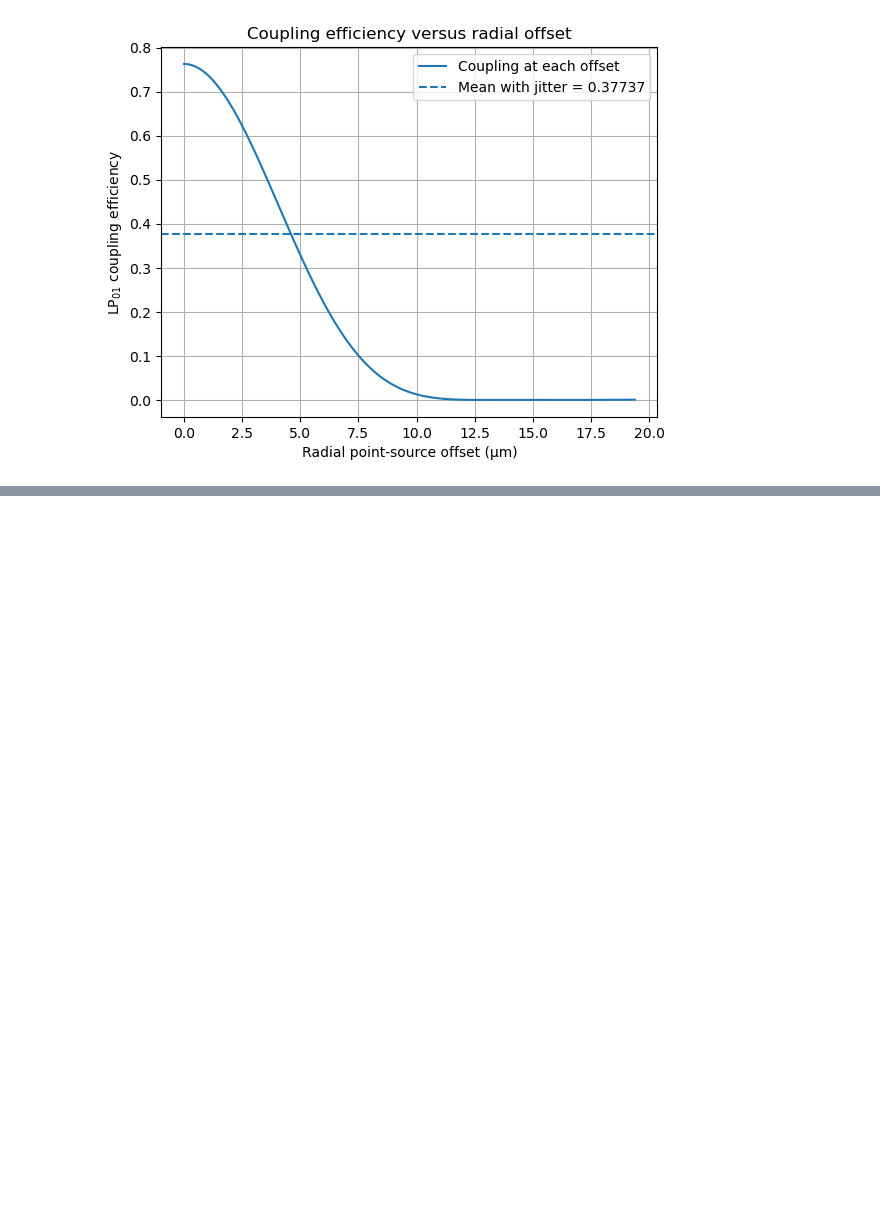
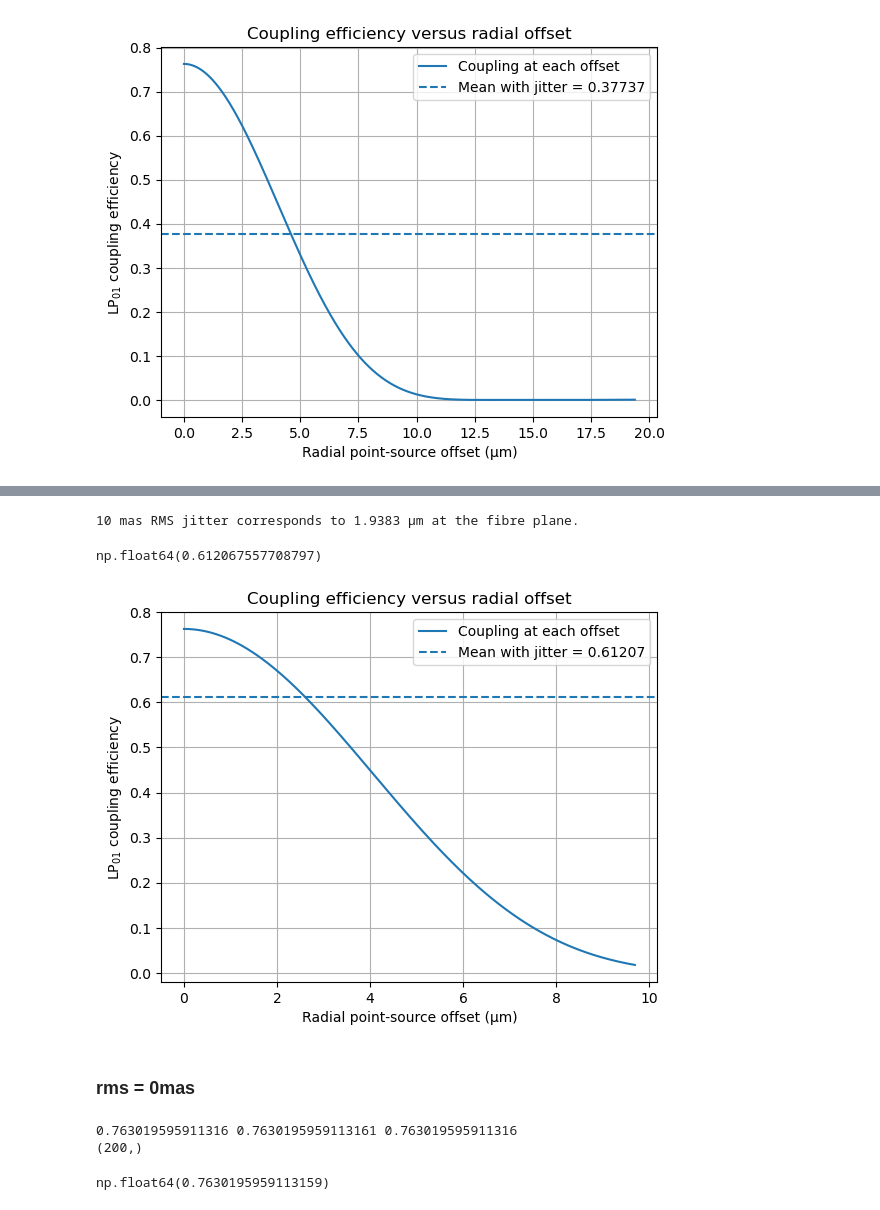
Before and after one commit to TongyueLiu/OH-Suppression-MRes-Project, a Jupyter notebook: notebooks/throughput_optics/estimate_AO_system_throughput.ipynb, the cells around one changed output, grey strips where cells are left out. Drawn from its saved outputs; the diff is of its cells as text; code cells hidden in the pictures; blank space fills up the shorter version.

```diff
--- a/notebooks/throughput_optics/estimate_AO_system_throughput.ipynb
+++ b/notebooks/throughput_optics/estimate_AO_system_throughput.ipynb
@@ -2153,0 +2186,11 @@ plt.show()
+# %%
+sigma_metre_10mas = sigma_jitter_milliarcsec_to_metres(10, f_coude, M_reimage)
+print(f"10 mas RMS jitter corresponds to {sigma_metre_10mas*1e6:.4f} µm at the fibre plane.")
+# %% [output]
+10 mas RMS jitter corresponds to 1.9383 µm at the fibre plane.
+# %%
+# Make an array of coupling efficiency vs decentre position for 10 mas RMS jitter, using the same max_sigma and n_decentre as before
+decentre_array_10mas = np.linspace(0.0, max_sigma * sigma_metre_10mas, n_decentre)
+eta_psf_10mas, mode_results_decentre_10mas = eta_psf_vs_decentre_position_2d(prepared_modes=prepared_modes, x=x, y=y, x_1d=x_1d, y_1d=y_1d,
+                                                                 lam0=lam0, F_eff=F_fibre, alpha=alpha,
+                                                                 decentre_array=decentre_array_10mas, E_S=1.0, direction_angle=0.0)
@@ -2153,0 +2205,36 @@ plt.show()
+# %%
+# Average coupling efficiency over the jitter distribution for 10 mas RMS jitter
+
+eta_jit_mean_10mas, eta_weighted_jit_10mas, P_captured_10mas, PDF_10mas = average_eta_over_rayleigh_jitter(decentre_array_10mas,
+                                                                                                           eta_psf_10mas,
+                                                                                                           sigma_metre_10mas)
+# %%
+eta_jit_mean_10mas
+# %% [output]
+np.float64(0.612067557708797)
+# %%
+plt.figure()
+
+plt.plot(
+    decentre_array_10mas * 1e6,
+    eta_psf_10mas,
+    label="Coupling at each offset"
+)
+
+plt.axhline(
+    eta_jit_mean_10mas,
+    linestyle="--",
+    label=f"Mean with jitter = {eta_jit_mean_10mas:.5f}"
+)
+
+plt.xlabel("Radial point-source offset (µm)")
+plt.ylabel("LP$_{01}$ coupling efficiency")
+plt.title("Coupling efficiency versus radial offset")
+
+plt.grid()
+plt.legend()
+plt.show()
+# %% [output]
+[figure, added]
+# %% [markdown]
+### rms = 0mas
@@ -2153,0 +2249,6 @@ plt.show()
+# %%
+print(eta_psf_0mas[0], np.mean(eta_psf_0mas), eta_psf_0mas[-1])
+print(np.shape(eta_psf_0mas))
+# %% [output]
+0.763019595911316 0.7630195959113161 0.763019595911316
+(200,)
@@ -2153,0 +2269,4 @@ plt.show()
+# %%
+eta_jit_mean_0mas
+# %% [output]
+np.float64(0.7630195959113159)
```
Also changed, not shown: parts of 10 cells of this notebook, 3 other files.
